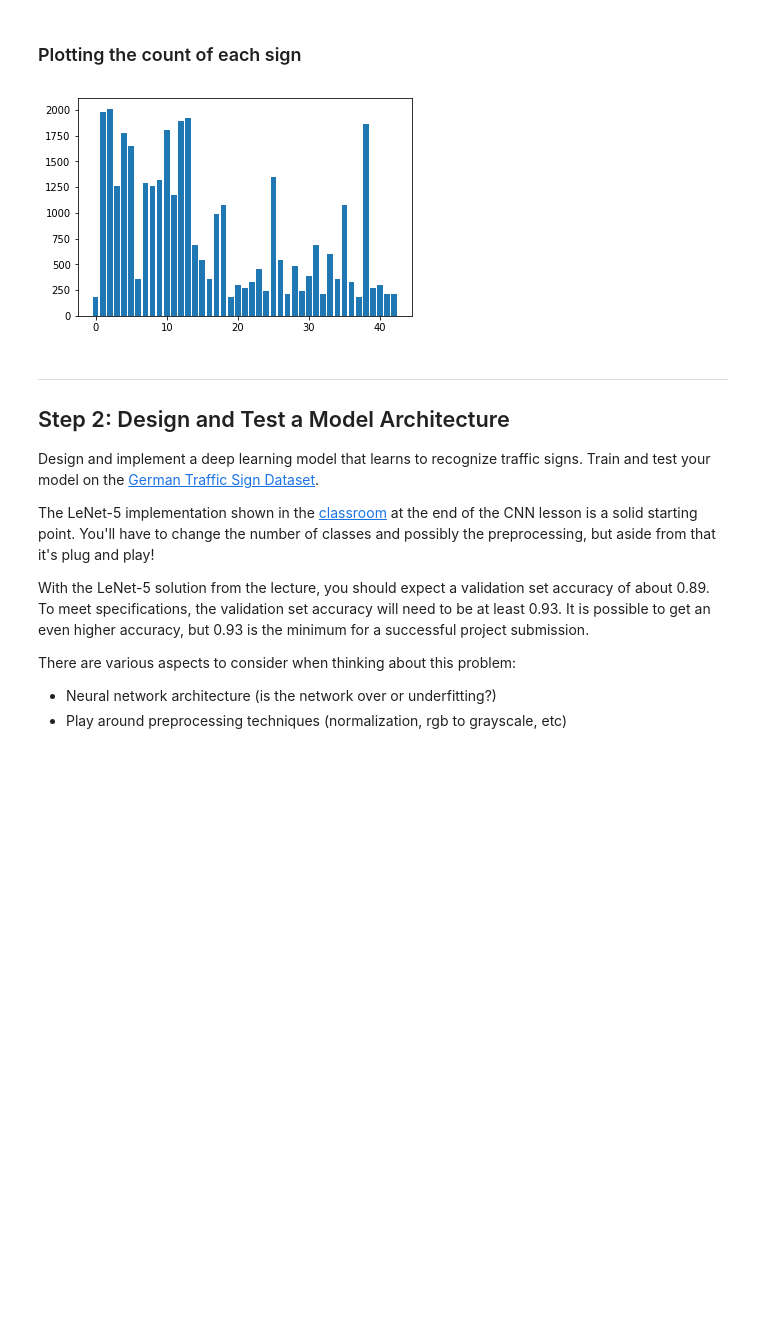
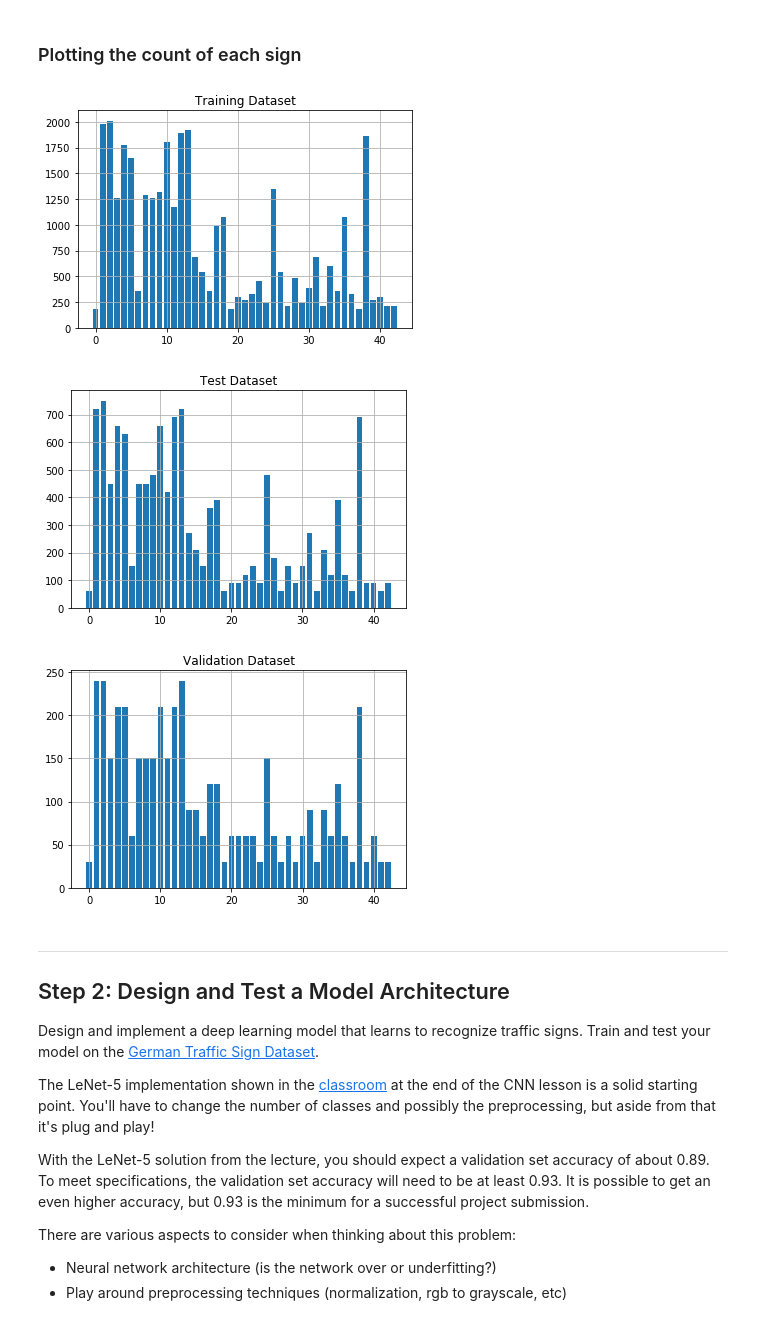
Before and after one commit to costaef/CarND-Traffic-Sign-Classifier-Project, a Jupyter notebook: Traffic_Sign_Classifier.ipynb, the cells around one changed output. Cells and saved outputs as stored; diff of their text form; code cells hidden in the pictures; blank space fills up the shorter version.

```diff
--- a/Traffic_Sign_Classifier.ipynb
+++ b/Traffic_Sign_Classifier.ipynb
@@ -128,16 +138,27 @@ for i in range(4):
 # %% [markdown]
 ### Plotting the count of each sign
-# %%
-import numpy as np
-
-y_pos = range(n_classes)
-label_list = y_train.tolist()
-sign_type = [label_list.count(y) for y in y_pos]
-
-plt.bar(y_pos, sign_type, width=0.8, align='center')
-plt.show()
-# %% [output]
-[figure, removed]
+# %%
+unique_train, counts_train = np.unique(y_train, return_counts=True)
+plt.bar(unique_train, counts_train)
+plt.grid()
+plt.title("Training Dataset")
+plt.show()
+
+unique_test, counts_test = np.unique(y_test, return_counts=True)
+plt.bar(unique_test, counts_test)
+plt.grid()
+plt.title("Test Dataset")
+plt.show()
+
+unique_valid, counts_valid = np.unique(y_valid, return_counts=True)
+plt.bar(unique_valid, counts_valid)
+plt.grid()
+plt.title("Validation Dataset")
+plt.show()
+# %% [output]
+[figure, added]
+[figure, added]
+[figure, added]
 # %% [markdown]
 ----
 
```
Also changed, not shown: parts of 70 cells of this notebook.
